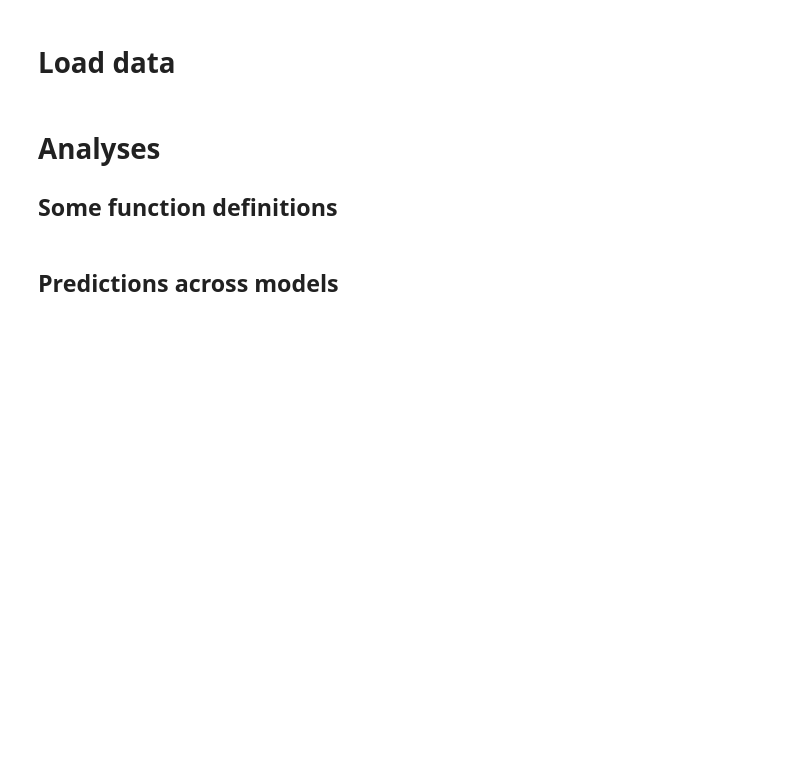
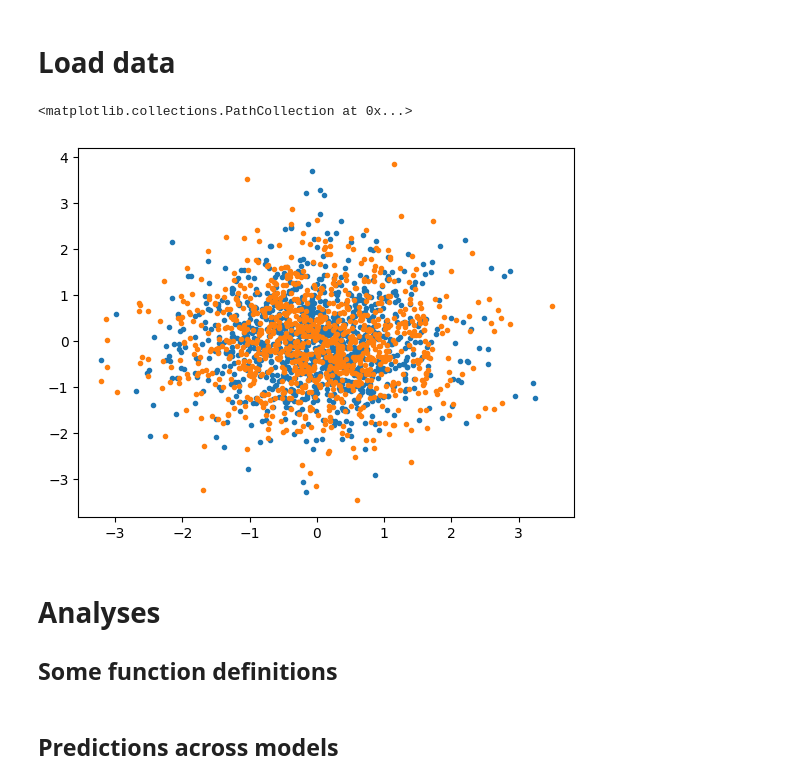
Before and after one commit to bvanbreugel/deep_generative_ensemble, a Jupyter notebook: uncertainty.ipynb, the cells around one changed output. Drawn from its saved outputs; the diff is of its cells as text; code cells hidden in the pictures; blank space fills up the shorter version.

Commit message:
gaussian dataset, better saving

```diff
--- a/uncertainty.ipynb
+++ b/uncertainty.ipynb
@@ -51,7 +55,7 @@ from sklearn.datasets import load_digits
 from sklearn.datasets import make_moons
 from bnaf.data.generate2d import sample2d
 
-dataset = 'checkerboard'
+dataset = 'gaussian'
 p_train = 0.5
 nsyn = 5000
 
@@ -68,13 +72,25 @@ elif dataset=='wine':
 elif dataset=='digits':
     X, y = load_digits(return_X_y=True, as_frame=True)
 elif dataset=='moons':
-    X, y = make_moons(n_samples=2000, noise=0.2, random_state=0)
+    X, y = make_moons(n_samples=10000, noise=0.2, random_state=0)
     X = pd.DataFrame(X)
-    p_train = 0.1
+    p_train = 0.2
 elif dataset in ["8gaussians", "2spirals", "checkerboard", "t1", "t2", "t3", "t4"]:
     X = sample2d(dataset, 20000)
     X = pd.DataFrame(X)
     y = -np.ones(X.shape[0])
+    p_train = 0.4
+elif dataset=='gaussian':
+    n_real = 10000
+    X = np.random.randn(n_real,2)
+    X = pd.DataFrame(X)
+    y = X[0] > 2*np.random.uniform(size=n_real)-1
+    p_train = 0.1
+elif dataset=='uniform':
+    n_real = 10000
+    X = np.random.uniform(size=(n_real,2))
+    X = pd.DataFrame(X)
+    y = X[0] > np.random.uniform(size=n_real)
     p_train = 0.1
 else:
     raise ValueError('Unknown dataset')
@@ -91,9 +107,14 @@ else:
 
 X_train, X_test = X_gt.train(), X_gt.test()
 
+
 n_train = X_train.shape[0]
-results_folder = "uncertainty_results/"+dataset
-n_models = 20
+model_name = 'tvae'
+results_folder = "uncertainty_results/"+dataset+"/"+model_name
+workspace_folder = "workspace/"+dataset+"/"+model_name
+n_models = 10
 load = True
+load_syn = True
+save = True
 print(n_train)
 # %% [output]
@@ -101,19 +122,23 @@ print(n_train)
 # %% [markdown]
 # Generate data
 # %%
+
 for i in range(n_models):
     os.makedirs(results_folder, exist_ok=True)
     filename = f"{results_folder}/Xsyn_n{n_train}_seed{i}.pkl"
     # filename2 = f"{results_folder}/X_syn_{i}.pkl"
     # if os.path.exists(filename2):
     #     os.rename(filename2, filename)
-    if os.path.exists(filename) and load:
+    if os.path.exists(filename) and load_syn:
         continue
     print(f"Training model {i+1}/{n_models}")
 
-    syn_model = Plugins().get('tvae')
     reproducibility.enable_reproducible_results(seed=i)
+    syn_model = Plugins().get(model_name)
     syn_model.fit(X_train)
     X_syn = syn_model.generate(count = nsyn)
     # save X_syn to disk as pickle
     pickle.dump(X_syn, open(filename, "wb"))
+    # save model to disk as pickle
+    # filename = f"{results_folder}/{model_name}_n{n_train}_seed{i}.pkl"
+    # pickle.dump(syn_model, open(filename, "wb"))
@@ -122,9 +158,19 @@ for i in range(n_models):
 # %%
 X_syns = []
 for i in range(n_models):
     # load X_syn from disk as pickle
     X_syn = pickle.load(open(f"{results_folder}/Xsyn_n{n_train}_seed{i}.pkl", "rb"))
     X_syns.append(X_syn)
+
+# plot what we generated
+X_syn_all = np.concatenate([X_syns[i].unpack(as_numpy=True)[0] for i in range(len(X_syns))])
+a = X_syn_all[np.random.choice(X_syn_all.shape[0], 1000, replace=False)]
+plt.scatter(a[:,0], a[:,1], marker='.')
+b = X_gt.train().unpack(as_numpy=True)[0]
+plt.scatter(b[:,0], b[:,1], marker='.')
+# %% [output]
+<matplotlib.collections.PathCollection at 0x...>
+[figure, added]
 # %% [markdown]
 # Analyses
 ## Some function definitions
```
Also changed, not shown: parts of 13 cells of this notebook.
